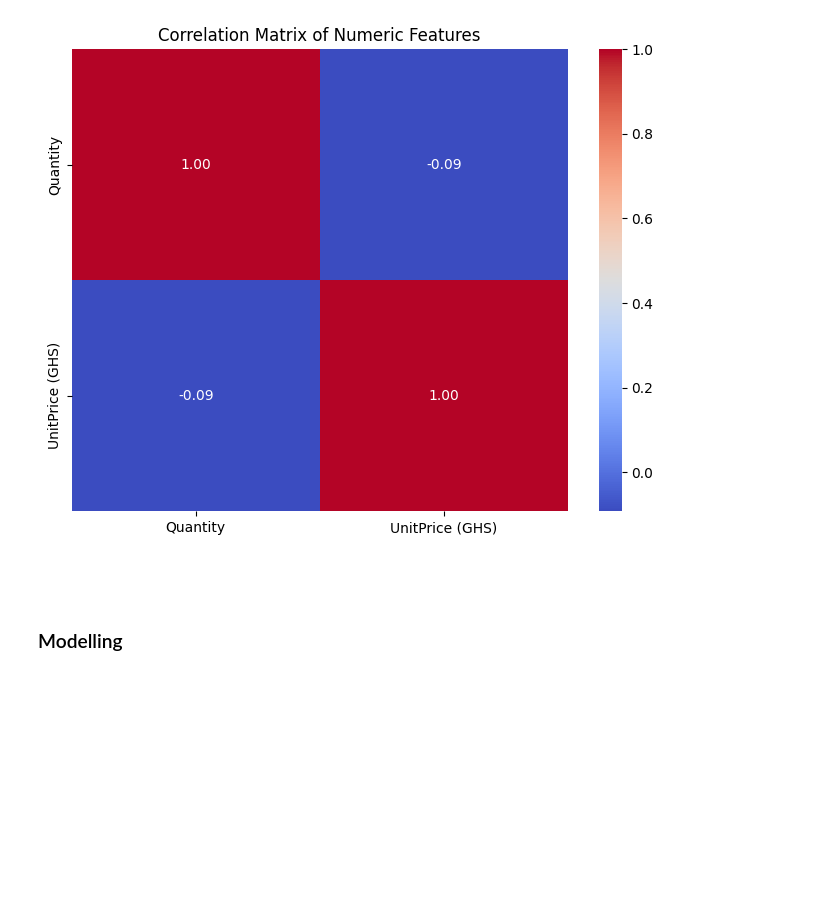
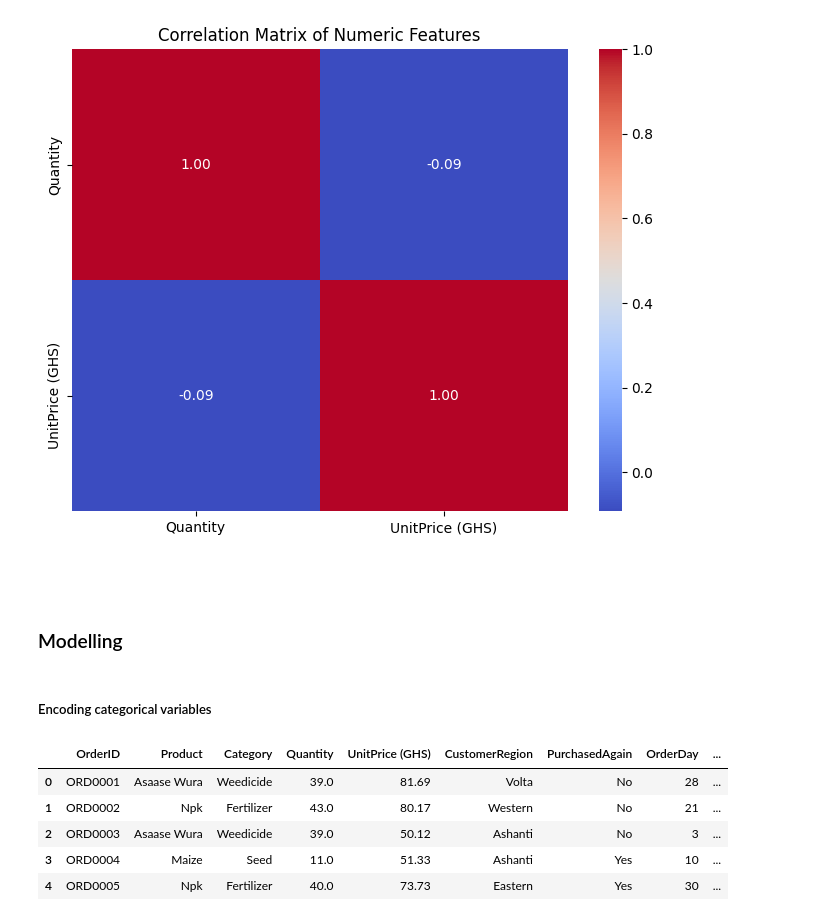
Before and after one commit to mancatha/Data-Assessment-, a Jupyter notebook: notebook.ipynb, the cells around one changed output. Drawn from its saved outputs; the diff is of its cells as text; code cells hidden in the pictures; blank space fills up the shorter version.

```diff
--- a/notebook.ipynb
+++ b/notebook.ipynb
@@ -289,3 +293,14 @@ plt.show()
 ###
 # %% [markdown]
 ### Modelling
+# %% [markdown]
+##### Encoding categorical variables
+# %%
+df.head(5)
+# %% [output]
+|  | OrderID | Product | Category | Quantity | UnitPrice (GHS) | CustomerRegion | PurchasedAgain | OrderDay | ... |
+| 0 | ORD0001 | Asaase Wura | Weedicide | 39.0 | 81.69 | Volta | No | 28 | ... |
+| 1 | ORD0002 | Npk | Fertilizer | 43.0 | 80.17 | Western | No | 21 | ... |
+| 2 | ORD0003 | Asaase Wura | Weedicide | 39.0 | 50.12 | Ashanti | No | 3 | ... |
+| 3 | ORD0004 | Maize | Seed | 11.0 | 51.33 | Ashanti | Yes | 10 | ... |
+| 4 | ORD0005 | Npk | Fertilizer | 40.0 | 73.73 | Eastern | Yes | 30 | ... |
```
Also changed, not shown: parts of 16 cells of this notebook.
